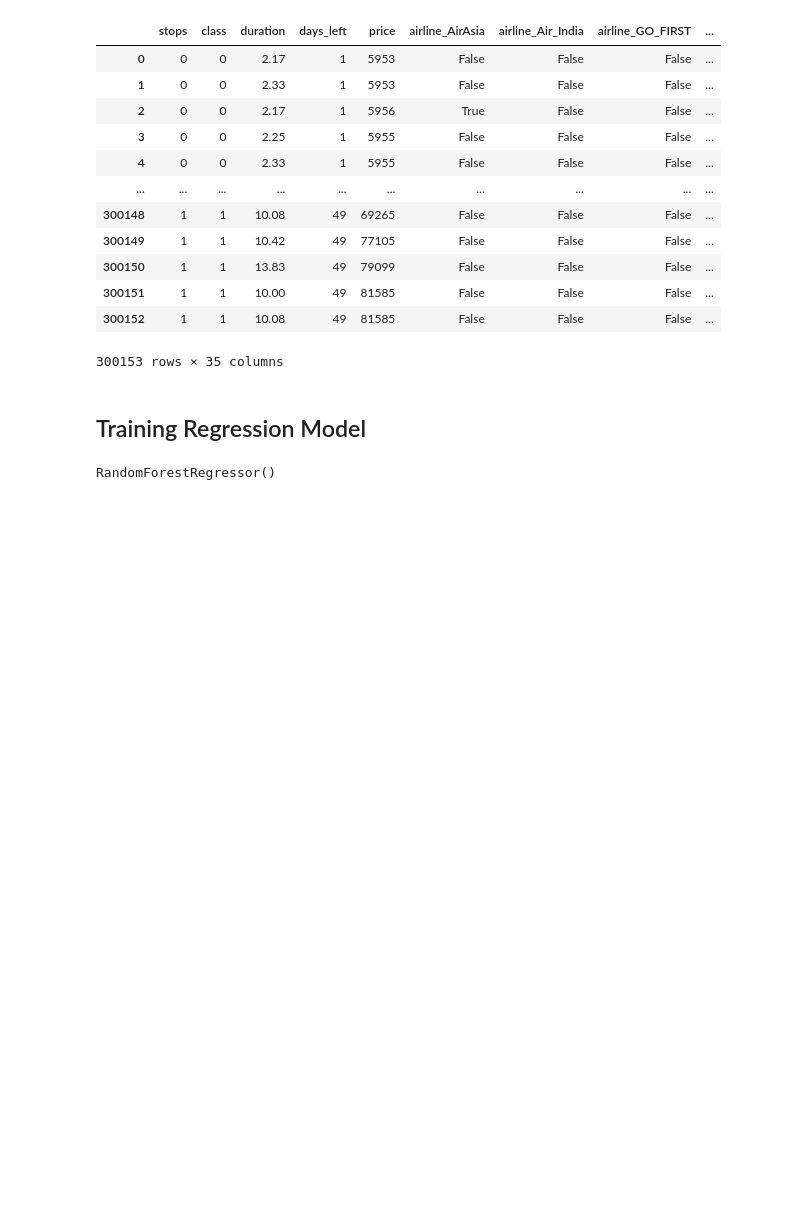
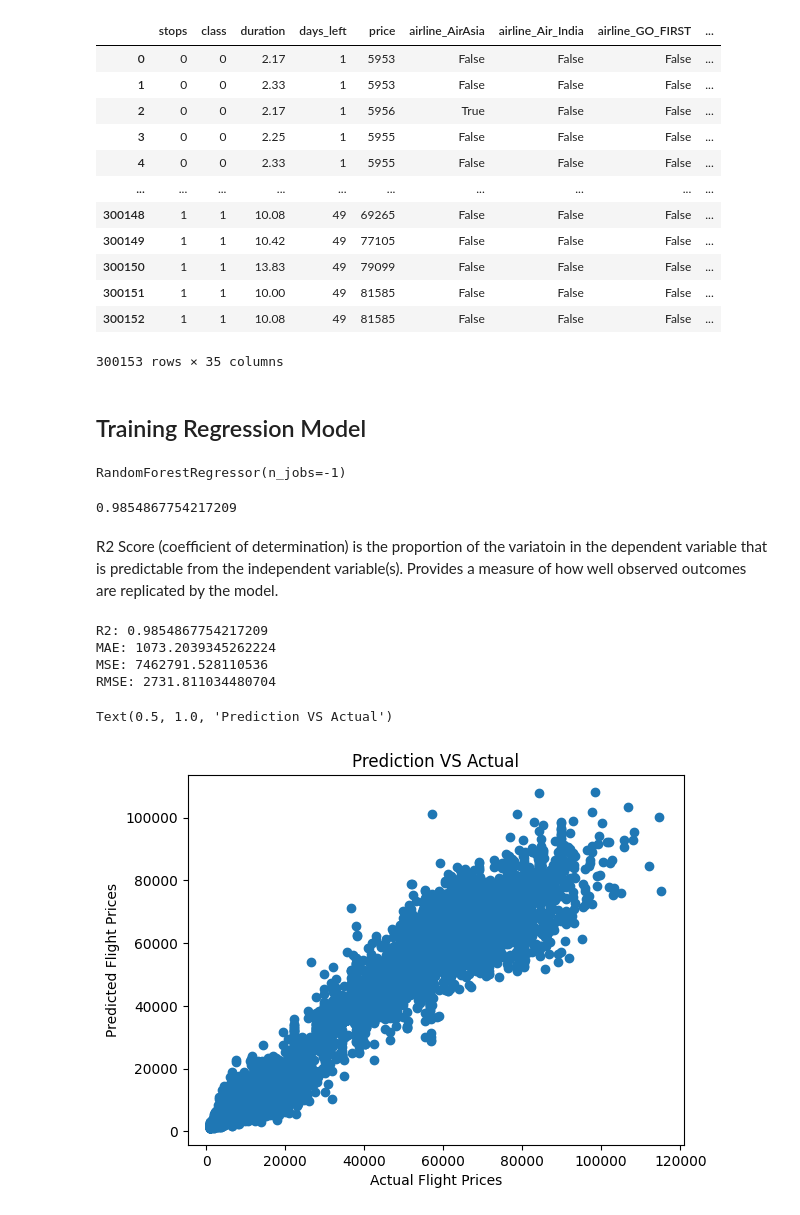
Before and after one commit to nathanzilgo/machine-learning-exercises, a Jupyter notebook: flight_price_prediction.ipynb, the cells around one changed output. Saved outputs shown, nothing was run; the diff lists cells and outputs as text; code cells hidden in the pictures; blank space fills up the shorter version.

Commit message:
Kaggle Notebook | Flight Price Prediction | Version 2

```diff
--- a/flight_price_prediction.ipynb
+++ b/flight_price_prediction.ipynb
@@ -206,8 +206,12 @@ X,y = df.drop('price', axis=1), df.price
 # %%
 X_train, X_test, y_train, y_test = train_test_split(X, y, test_size=0.2)
 # %%
-reg = RandomForestRegressor()
+reg = RandomForestRegressor(n_jobs=-1)
 
 reg.fit(X_train, y_train)
 # %% [output]
-RandomForestRegressor()
+RandomForestRegressor(n_jobs=-1)
+# %%
+reg.score(X_test, y_test)
+# %% [output]
+0.9854867754217209
@@ -213,0 +221,25 @@ RandomForestRegressor()
+# %% [markdown]
+R2 Score (coefficient of determination) is the proportion of the variatoin in the dependent variable that is predictable from the independent variable(s). Provides a measure of how well observed outcomes are replicated by the model.
+# %%
+y_pred = reg.predict(X_test)
+
+
+print("R2:", r2_score(y_test, y_pred))
+print('MAE:', mean_absolute_error(y_test, y_pred))
+print('MSE:', mean_squared_error(y_test, y_pred))
+print('RMSE:', math.sqrt(mean_squared_error(y_test, y_pred)))
+# %% [output]
+R2: 0.9854867754217209
+MAE: 1073.2039345262224
+MSE: 7462791.528110536
+RMSE: 2731.811034480704
+# %%
+import matplotlib.pyplot as plt
+
+plt.scatter(y_test, y_pred)
+plt.xlabel('Actual Flight Prices')
+plt.ylabel('Predicted Flight Prices')
+plt.title('Prediction VS Actual')
+# %% [output]
+Text(0.5, 1.0, 'Prediction VS Actual')
+[figure, added]
```
Also changed, not shown: parts of 2 cells of this notebook.
